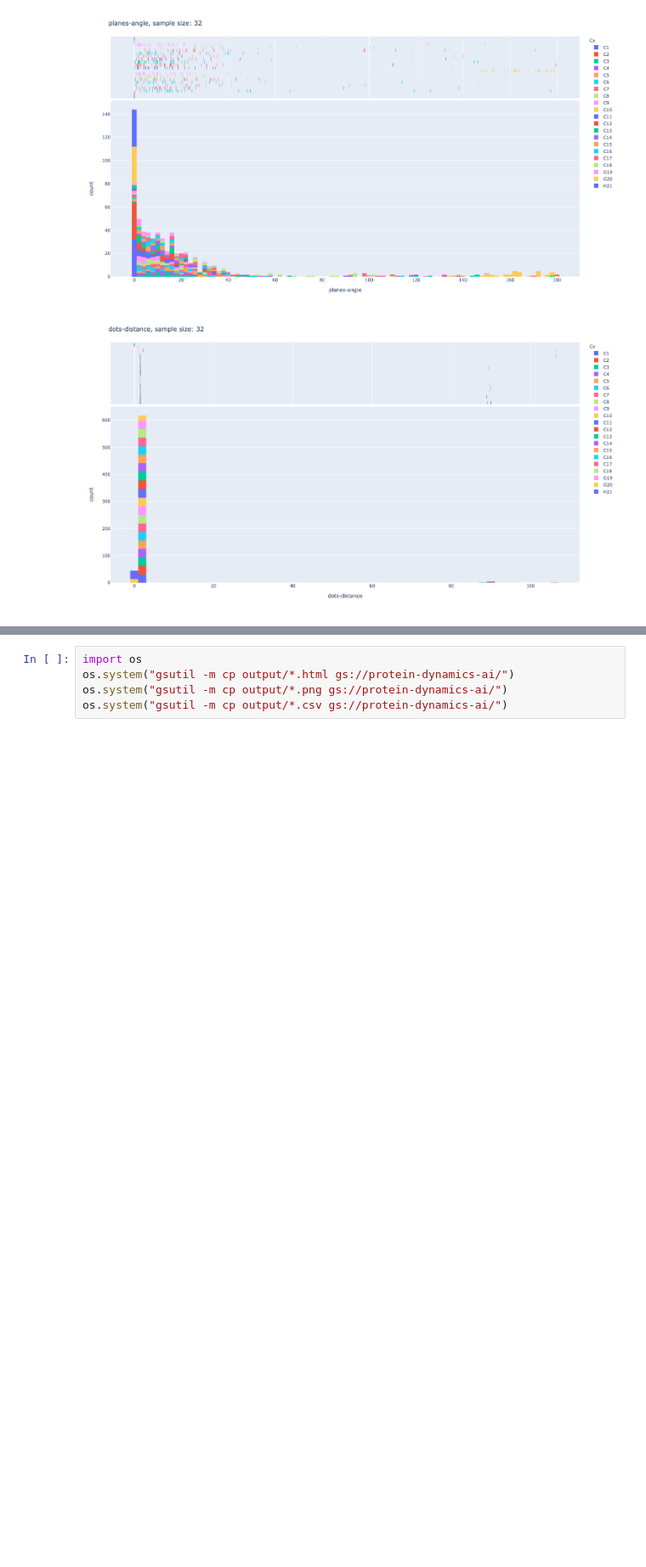
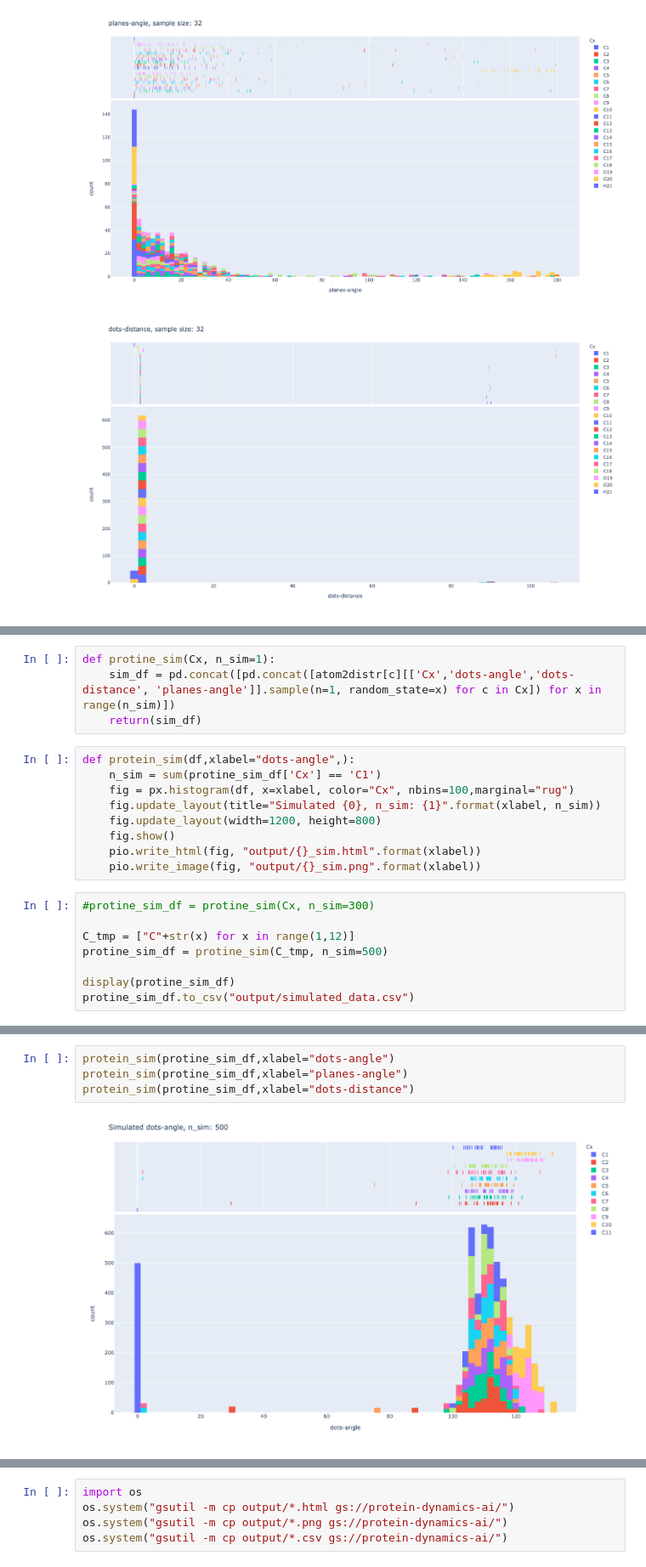
Before and after one commit to fengchenLBL/protein-dynamics-ai, a Jupyter notebook: inputs.ipynb, the cells around one changed output, grey strips where cells are left out. Shown at 85% size. Saved outputs shown, nothing was run; the diff lists cells and outputs as text; blank space fills up the shorter version.

```diff
--- a/inputs.ipynb
+++ b/inputs.ipynb
@@ -323,0 +344,21 @@ protein_hist(df,xlabel="dots-distance")
+# %%
+def protine_sim(Cx, n_sim=1):
+    sim_df = pd.concat([pd.concat([atom2distr[c][['Cx','dots-angle','dots-distance', 'planes-angle']].sample(n=1, random_state=x) for c in Cx]) for x in range(n_sim)])
+    return(sim_df)
+# %%
+def protein_sim(df,xlabel="dots-angle",):
+    n_sim = sum(protine_sim_df['Cx'] == 'C1')
+    fig = px.histogram(df, x=xlabel, color="Cx", nbins=100,marginal="rug")
+    fig.update_layout(title="Simulated {0}, n_sim: {1}".format(xlabel, n_sim))
+    fig.update_layout(width=1200, height=800)
+    fig.show()
+    pio.write_html(fig, "output/{}_sim.html".format(xlabel))
+    pio.write_image(fig, "output/{}_sim.png".format(xlabel))
+# %%
+#protine_sim_df = protine_sim(Cx, n_sim=300)
+
+C_tmp = ["C"+str(x) for x in range(1,12)]
+protine_sim_df = protine_sim(C_tmp, n_sim=500)
+
+display(protine_sim_df)
+protine_sim_df.to_csv("output/simulated_data.csv")
@@ -323,0 +379,6 @@ protein_hist(df,xlabel="dots-distance")
+# %%
+protein_sim(protine_sim_df,xlabel="dots-angle")
+protein_sim(protine_sim_df,xlabel="planes-angle")
+protein_sim(protine_sim_df,xlabel="dots-distance")
+# %% [output]
+[figure, added]
```
Also changed, not shown: parts of 3 cells of this notebook, 1 other file.
